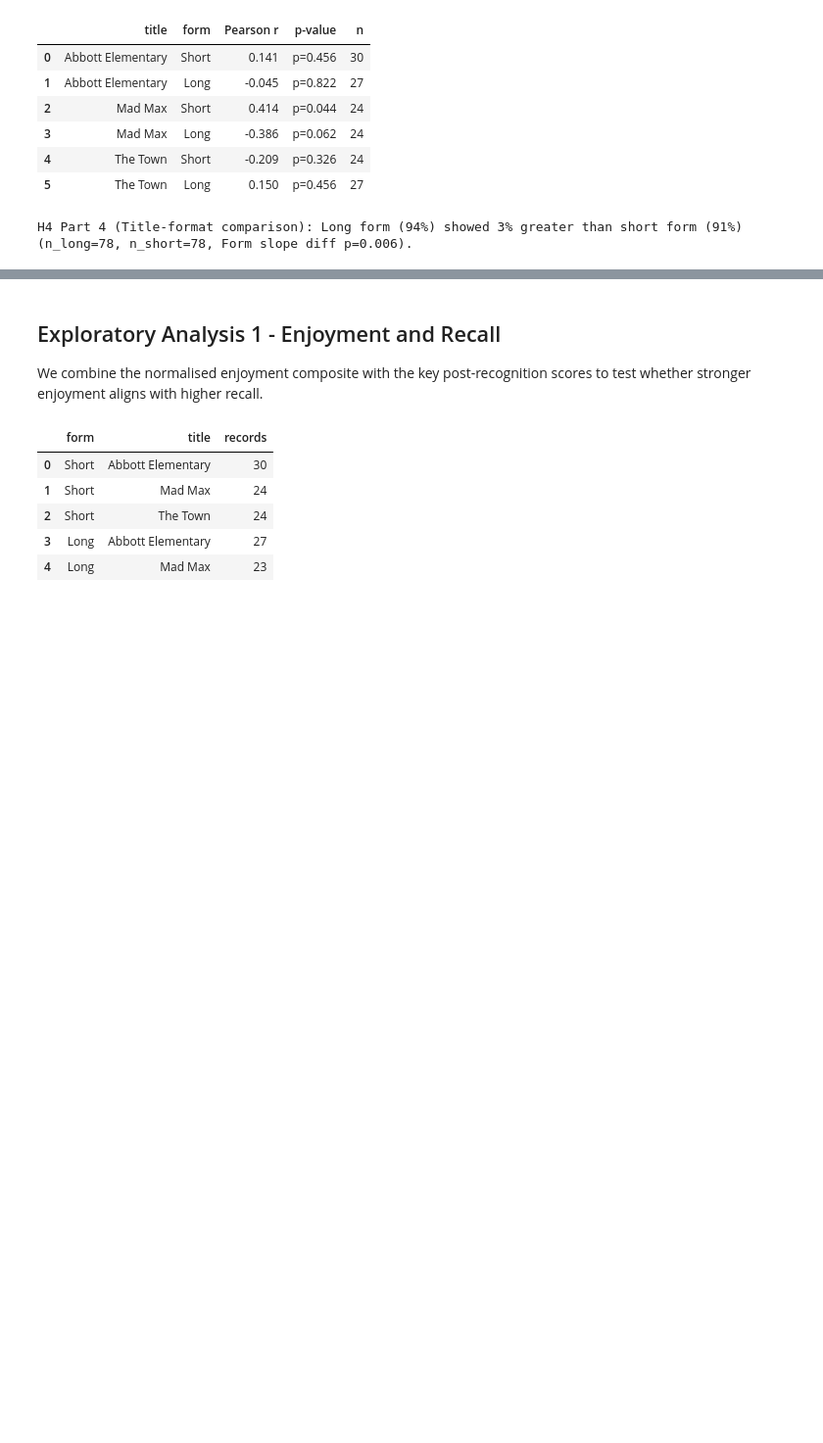
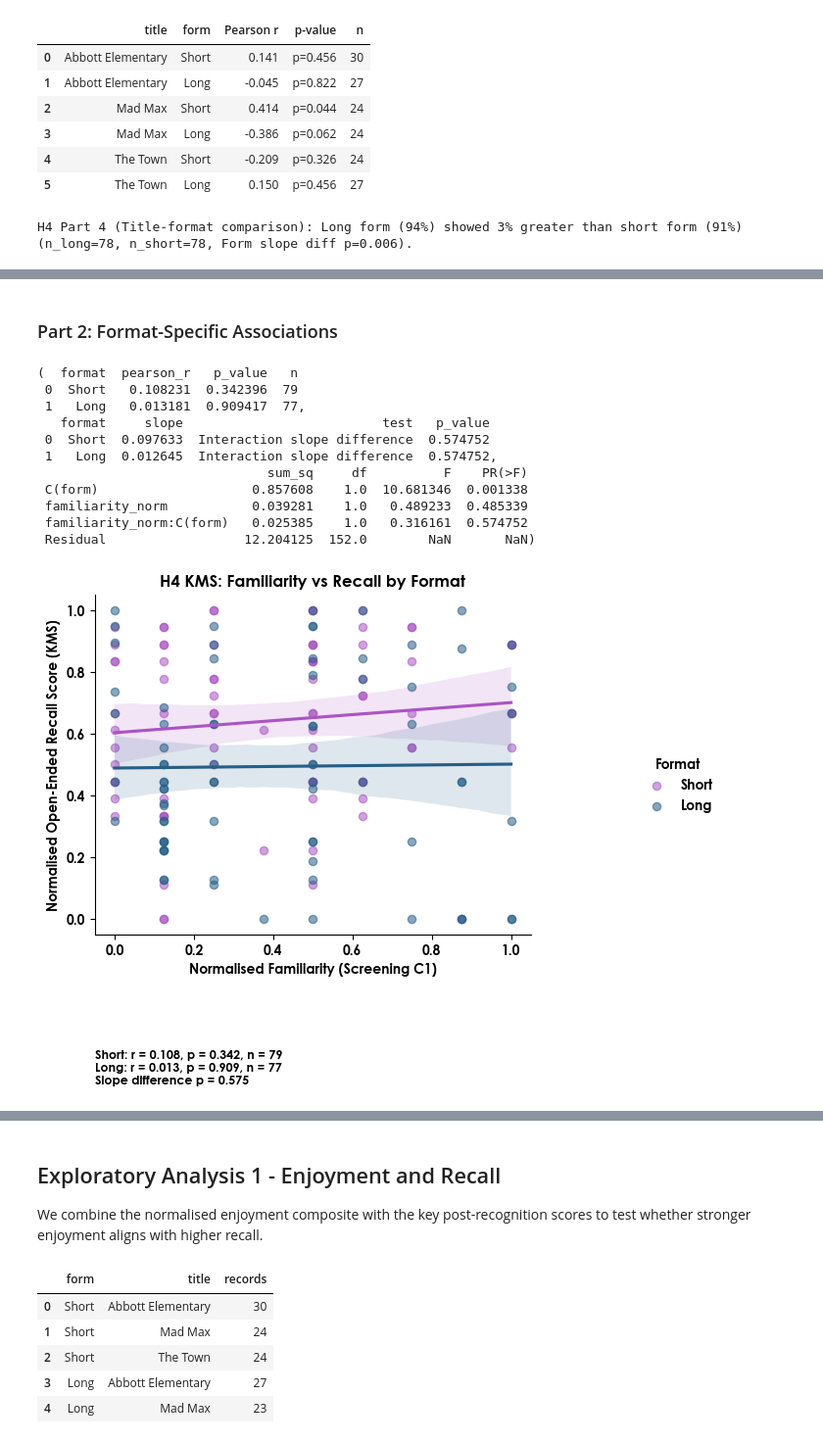
Before and after one commit to NeuralSenseCode/544_WBD_CXCU, a Jupyter notebook: analysis/analysis_self-report.ipynb, the cells around one changed output, grey strips where cells are left out. Shown at 98% size. Saved outputs shown, nothing was run; the diff lists cells and outputs as text; code cells hidden in the pictures; blank space fills up the shorter version.

```diff
--- a/analysis/analysis_self-report.ipynb
+++ b/analysis/analysis_self-report.ipynb
@@ -3718,0 +5024,77 @@ H4 Part 4 (Title-format comparison): Long form (94%) showed 3% greater than shor
+# %% [markdown]
+### Part 2: Format-Specific Associations
+# %%
+# Format-level correlation and styling aligned with recognition-based Part 2
+format_palette = {"Short": COLOR_MAP.get("Short", "#aa55c4"), "Long": COLOR_MAP.get("Long", "#265f88")}
+format_summaries_kms = []
+for form, subset in overall_h4_kms.groupby("form", observed=True):
+    subset = subset.dropna(subset=["familiarity_norm", "recall_norm"])
+    if subset.shape[0] < 3 or subset["familiarity_norm"].nunique() < 2 or subset["recall_norm"].nunique() < 2:
+        r_form = np.nan
+        p_form = np.nan
+    else:
+        r_form, p_form = stats.pearsonr(subset["familiarity_norm"], subset["recall_norm"])
+    format_summaries_kms.append({
+        "format": form,
+        "pearson_r": r_form,
+        "p_value": p_form,
+        "n": subset.shape[0],
+    })
+format_h4_kms_summary = pd.DataFrame(format_summaries_kms)
+format_model_kms = smf.ols("recall_norm ~ familiarity_norm * C(form)", data=overall_h4_kms).fit()
+format_anova_kms = anova_lm(format_model_kms, typ=2)
+interaction_term = "familiarity_norm:C(form)[T.Long]"
+baseline_slope = format_model_kms.params.get("familiarity_norm", np.nan)
+interaction_coef = format_model_kms.params.get(interaction_term, np.nan)
+long_slope = baseline_slope + interaction_coef if np.isfinite(baseline_slope) and np.isfinite(interaction_coef) else np.nan
+format_slope_table_kms = pd.DataFrame([
+    {
+        "format": "Short",
+        "slope": baseline_slope,
+    },
+    {
+        "format": "Long",
+        "slope": long_slope,
+    },
+]).assign(test="Interaction slope difference", p_value=format_model_kms.pvalues.get(interaction_term, np.nan))
+format_plot_kms = sns.lmplot(
+    data=overall_h4_kms,
+    x="familiarity_norm",
+    y="recall_norm",
+    hue="form",
+    palette=format_palette,
+    scatter_kws={"alpha": 0.55, "s": 35},
+    height=4.2,
+    aspect=1.25,
+    legend=False,
+)
+format_plot_kms.ax.set_xlabel("Normalised Familiarity (Screening C1)")
+format_plot_kms.ax.set_ylabel("Normalised Open-Ended Recall Score (KMS)")
+format_plot_kms.ax.set_title("H4 KMS: Familiarity vs Recall by Format")
+annotation_lines = [
+    "{}: r = {}, p = {}, n = {}".format(
+        row["format"],
+        _fmt_stat(row["pearson_r"], "{:.3f}"),
+        _fmt_stat(row["p_value"], "{:.3g}"),
+        row["n"],
+    )
+    for row in format_summaries_kms
+]
+interaction_text = f"Slope difference p = {_fmt_stat(format_model_kms.pvalues.get(interaction_term, np.nan), '{:.3g}')}"
+annotation_lines.append(interaction_text)
+format_plot_kms.ax.text(0.0, -0.34, "\n".join(annotation_lines), transform=format_plot_kms.ax.transAxes, ha="left", va="top", fontsize=9)
+format_plot_kms.add_legend(title="Format", bbox_to_anchor=(1.02, 0.5), loc="center left")
+format_h4_kms_summary, format_slope_table_kms, format_anova_kms
+# %% [output]
+(  format  pearson_r   p_value   n
+ 0  Short   0.108231  0.342396  79
+ 1   Long   0.013181  0.909417  77,
+   format     slope                          test   p_value
+ 0  Short  0.097633  Interaction slope difference  0.574752
+ 1   Long  0.012645  Interaction slope difference  0.574752,
+                              sum_sq     df          F    PR(>F)
+ C(form)                    0.857608    1.0  10.681346  0.001338
+ familiarity_norm           0.039281    1.0   0.489233  0.485339
+ familiarity_norm:C(form)   0.025385    1.0   0.316161  0.574752
+ Residual                  12.204125  152.0        NaN       NaN)
+[figure, added]
```
Also changed, not shown: parts of 27 cells of this notebook, 2 other files.
